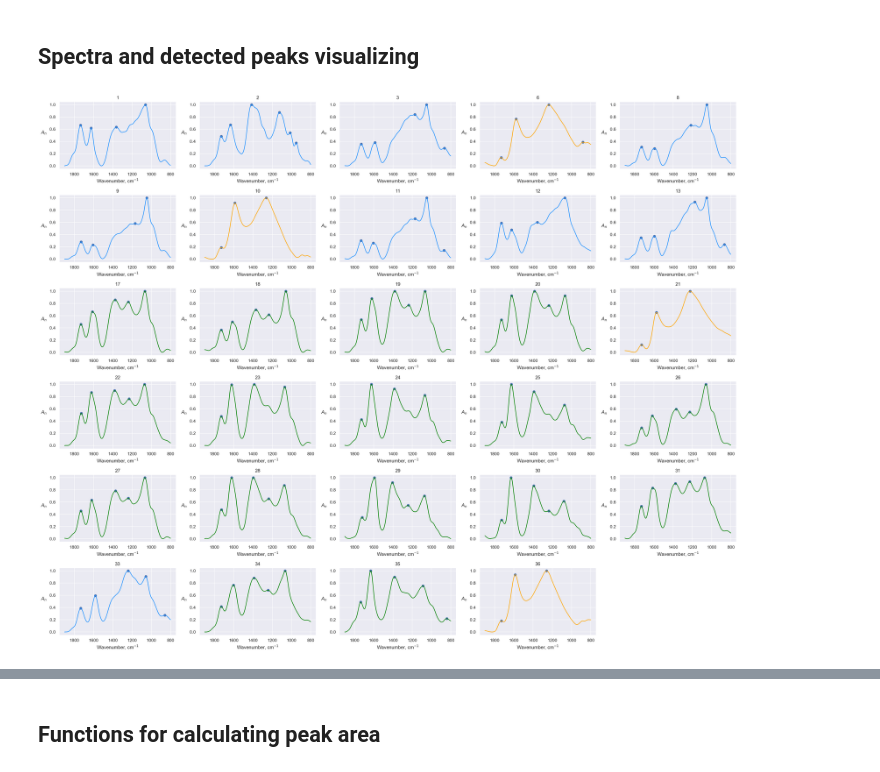
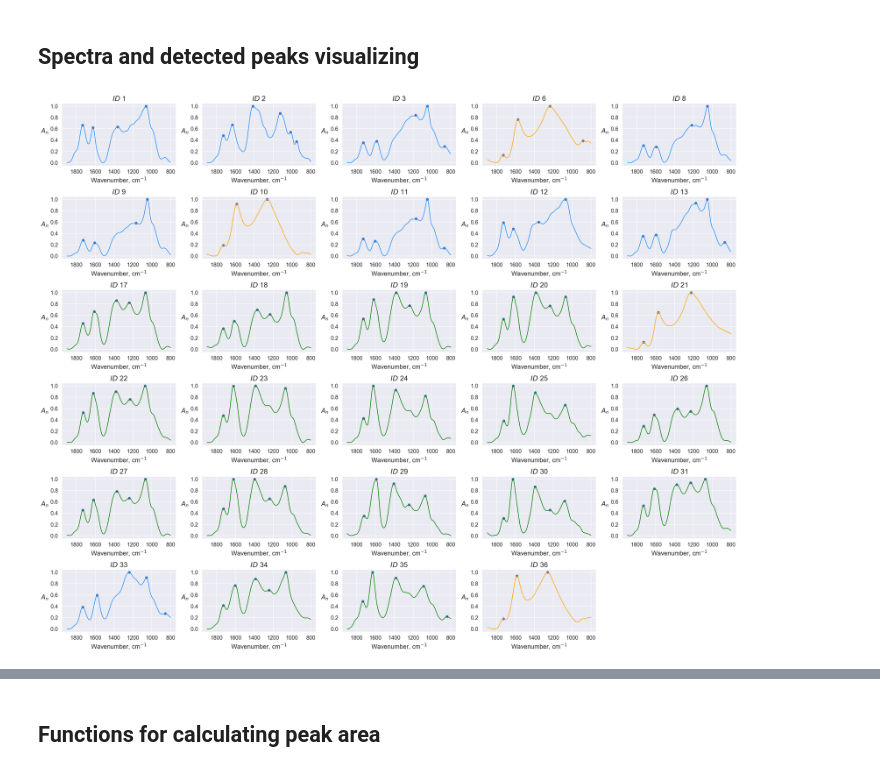
Before and after one commit to Fltvv/go-fitr-qa-fgda-ml, a Jupyter notebook: qualitative_analysis/ftir/code/03a_spectral_features_extraction_engineering.ipynb, the cells around one changed output, grey strips where cells are left out. Saved outputs shown, nothing was run; the diff lists cells and outputs as text; code cells hidden in the pictures.

```diff
--- a/qualitative_analysis/ftir/code/03a_spectral_features_extraction_engineering.ipynb
+++ b/qualitative_analysis/ftir/code/03a_spectral_features_extraction_engineering.ipynb
@@ -113,39 +115,42 @@ colors = ['dodgerblue', 'orange', 'green']
 type_color = dict(zip(unique_types, colors))
 
 fontstyle = 'italic'
-fontsize=12
+fontsize=16
 # %%
 sns.set_theme()
 fig = plt.figure(figsize=(25, 20), dpi=150)
 
 nrows = 6
 ncols = 5
 
 for i, idx in enumerate(absorbance.index):
     spectrum = absorbance.loc[idx].to_numpy()
     peaks_wavenumber = id_wavenumber_peaks_dict[idx]
     peaks_spectrum = id_spectrum_peaks_dict[idx]
 
     type = samples_description.loc[idx]['Type']
     color = type_color[type]
 
     ax = plt.subplot(nrows, ncols, i+1)
 
-    ax.set_title(idx)
+    ax.set_title(f'$ID$ {idx}', fontsize=fontsize+2)
 
     ax.plot(wavenumber, spectrum, color=color, label=type)
     ax.scatter(peaks_wavenumber, peaks_spectrum)
 
     ax.set_xlabel('Wavenumber, cm$^{-1}$', fontstyle='normal', fontsize=fontsize, labelpad=5)
     ax.set_ylabel('$A_{n}$', fontstyle=fontstyle, fontsize=fontsize, labelpad=15, rotation=0)
 
+    ax.set_xticklabels(ax.get_xticklabels(), fontsize=fontsize-2)
+    ax.set_yticklabels(ax.get_yticklabels(), fontsize=fontsize-2)
+
     ax.invert_xaxis()
 
     plt.tight_layout()
 
 # plt.savefig(f'{path_to_save}/spectra_with_peaks.png', dpi=600)
 # %% [output]
-[figure, old version]
+[figure, new version]
 # %%
 # set that contain all peaks
 all_wavenumber_peaks = []
```
Also changed, not shown: parts of 5 cells of this notebook, 29 other files.
